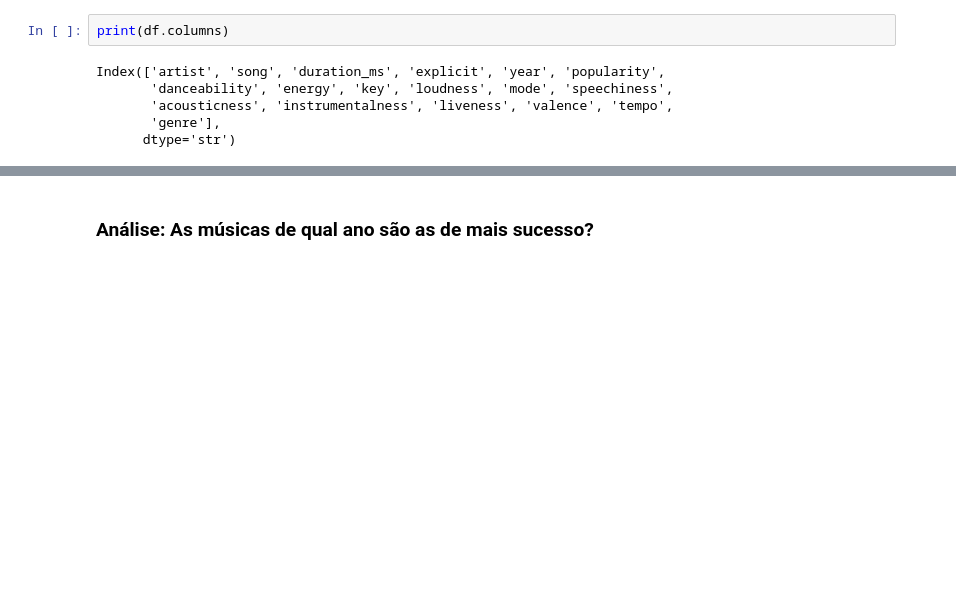
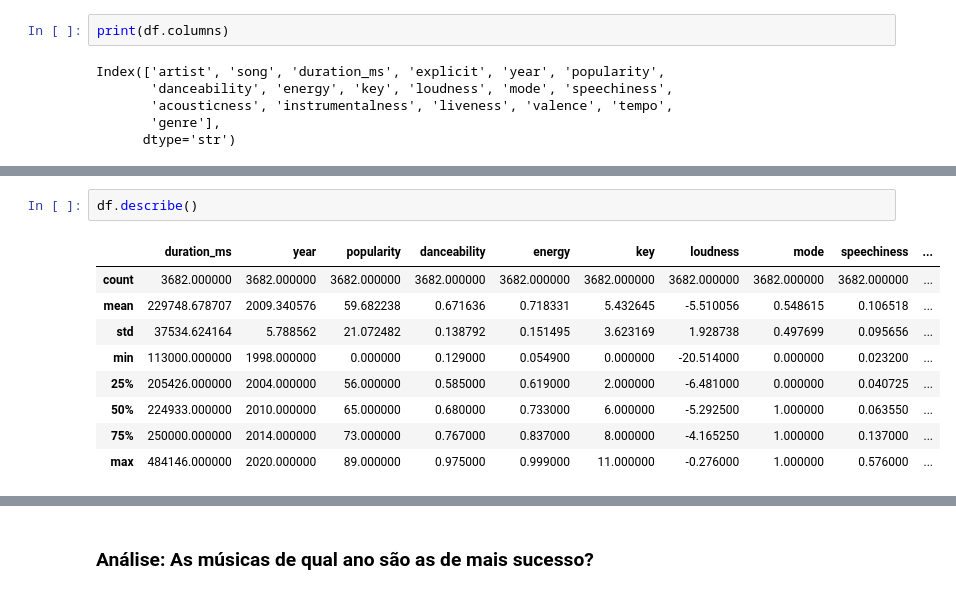
Before and after one commit to nouveauromance/projetoSpotify, a Jupyter notebook: projeto1.ipynb, the cells around one changed output, grey strips where cells are left out. Cells and saved outputs as stored; diff of their text form; blank space fills up the shorter version.

```diff
--- a/projeto1.ipynb
+++ b/projeto1.ipynb
@@ -83,0 +68,12 @@ df
+# %%
+df.describe()
+# %% [output]
+|  | duration_ms | year | popularity | danceability | energy | key | loudness | mode | speechiness | ... |
+| count | 3682.000000 | 3682.000000 | 3682.000000 | 3682.000000 | 3682.000000 | 3682.000000 | 3682.000000 | 3682.000000 | 3682.000000 | ... |
+| mean | 229748.678707 | 2009.340576 | 59.682238 | 0.671636 | 0.718331 | 5.432645 | -5.510056 | 0.548615 | 0.106518 | ... |
+| std | 37534.624164 | 5.788562 | 21.072482 | 0.138792 | 0.151495 | 3.623169 | 1.928738 | 0.497699 | 0.095656 | ... |
+| min | 113000.000000 | 1998.000000 | 0.000000 | 0.129000 | 0.054900 | 0.000000 | -20.514000 | 0.000000 | 0.023200 | ... |
+| 25% | 205426.000000 | 2004.000000 | 56.000000 | 0.585000 | 0.619000 | 2.000000 | -6.481000 | 0.000000 | 0.040725 | ... |
+| 50% | 224933.000000 | 2010.000000 | 65.000000 | 0.680000 | 0.733000 | 6.000000 | -5.292500 | 1.000000 | 0.063550 | ... |
+| 75% | 250000.000000 | 2014.000000 | 73.000000 | 0.767000 | 0.837000 | 8.000000 | -4.165250 | 1.000000 | 0.137000 | ... |
+| max | 484146.000000 | 2020.000000 | 89.000000 | 0.975000 | 0.999000 | 11.000000 | -0.276000 | 1.000000 | 0.576000 | ... |
```
Also changed, not shown: parts of 29 cells of this notebook.
